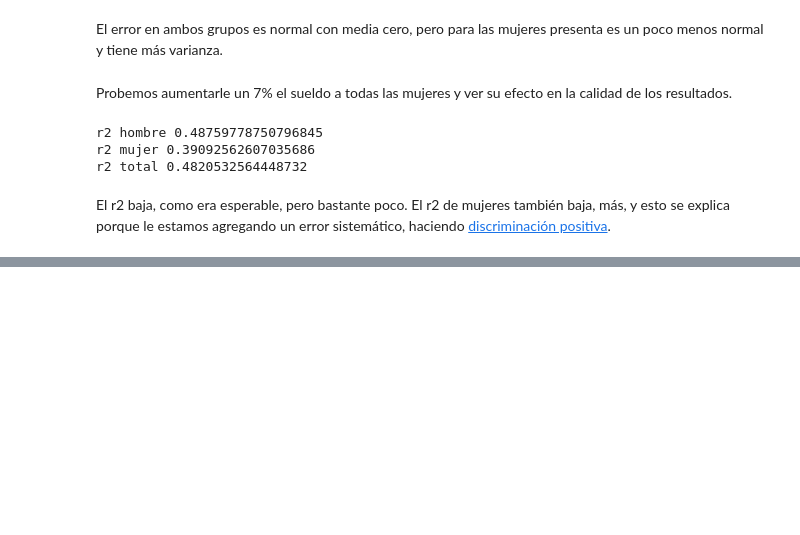
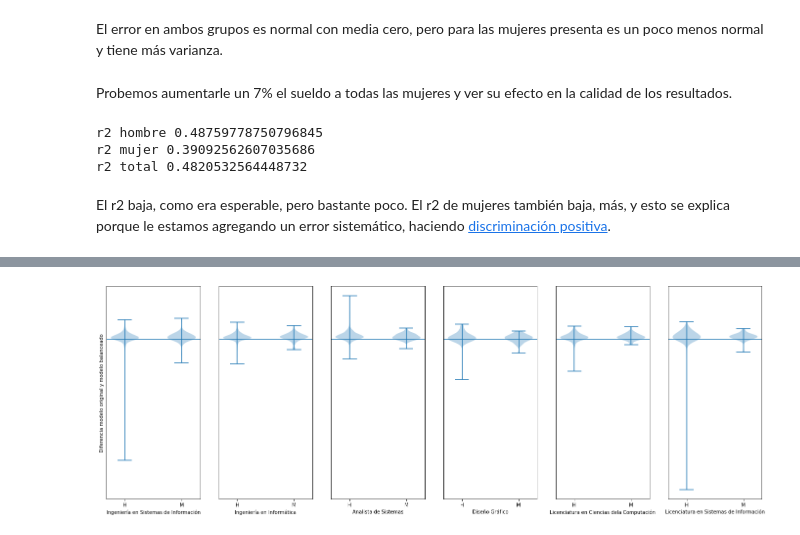
Before and after one commit to seppo0010/sysarmy-sueldos-2020.1, a Jupyter notebook: notebook/Brecha de género.ipynb, the cells around one changed output, grey strips where cells are left out. Cells and saved outputs as stored; diff of their text form; code cells hidden in the pictures; blank space fills up the shorter version.

```diff
--- a/notebook/Brecha de género.ipynb
+++ b/notebook/Brecha de género.ipynb
@@ -610,0 +653,19 @@ El r2 baja, como era esperable, pero bastante poco. El r2 de mujeres también ba
+# %%
+ax = None
+f, axs = plt.subplots(1, len(degrees),figsize=(4*len(degrees), 8))
+for i, degree in enumerate(degrees):
+    ax = plt.subplot(1, len(degrees), i+1, sharey=ax)
+    if i == 0:
+        ax.set_ylabel('Diferencia modelo original y modelo balanceado')
+    else:
+        ax.set_yticks([])
+    ax.set_xlabel(degree)
+    ax.axhline()
+    ax.set_xticks([1, 2])
+    ax.set_xticklabels(['H', 'M'])
+    ax.violinplot([
+        df[(df['Me identifico'] == 'Hombre') & (df['Carrera'] == degree)]['e_g_diff_weighted(salary)'].values,
+        df[(df['Me identifico'] == 'Mujer') & (df['Carrera'] == degree)]['e_g_diff_weighted(salary)'].values,
+    ]);
+# %% [output]
+[figure, added]
```
Also changed, not shown: parts of 10 cells of this notebook.
